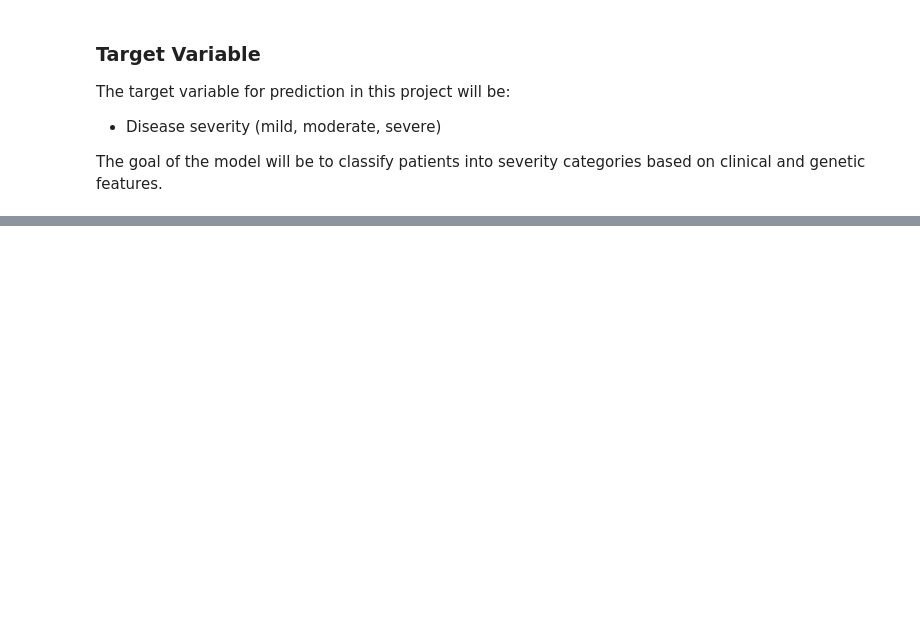
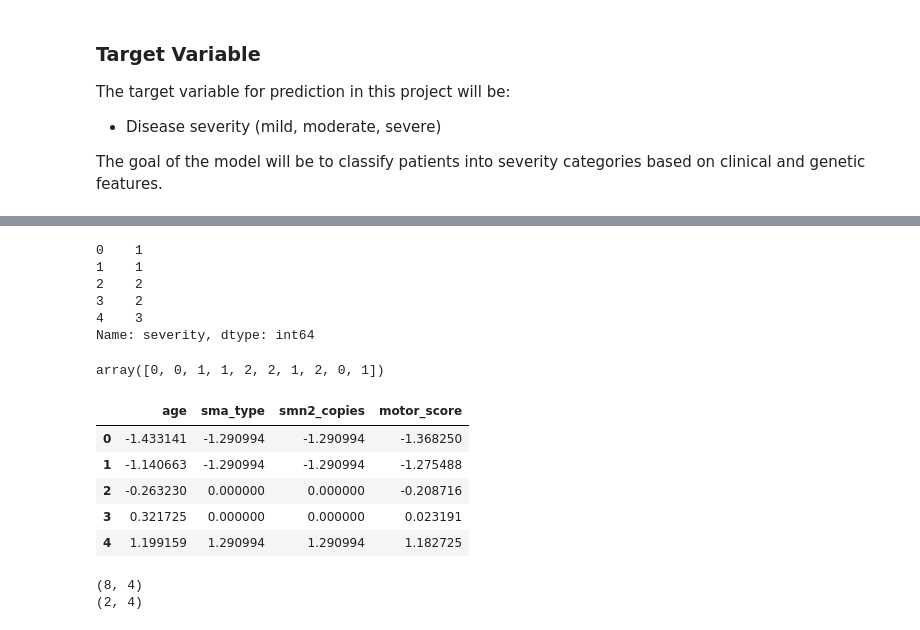
Before and after one commit to Kisara00555/sma-data-science, a Jupyter notebook: notebooks/01_sma_background_and_data_overview.ipynb, the cells around one changed output, grey strips where cells are left out. Cells and saved outputs as stored; diff of their text form; code cells hidden in the pictures; blank space fills up the shorter version.

Commit message:
Feature scaling and train test split

```diff
--- a/notebooks/01_sma_background_and_data_overview.ipynb
+++ b/notebooks/01_sma_background_and_data_overview.ipynb
@@ -419,0 +436,34 @@ The goal of the model will be to classify patients into severity categories base
+# %%
+y.head()
+# %% [output]
+0    1
+1    1
+2    2
+3    2
+4    3
+Name: severity, dtype: int64
+# %%
+# Encode the Target Variable
+from sklearn.preprocessing import LabelEncoder
+le = LabelEncoder()
+y_encoded = le.fit_transform(y)
+y_encoded[:10]
+# %% [output]
+array([0, 0, 1, 1, 2, 2, 1, 2, 0, 1])
+# %%
+# Scale Numerical Features
+from sklearn.preprocessing import StandardScaler
+scaler = StandardScaler()
+X_scaled = scaler.fit_transform(X)
+X_scaled
+
+# Convert Back to DataFrame
+X_scaled = pd.DataFrame(X_scaled, columns=X.columns)
+X_scaled.head()
+# %% [output]
+|  | age | sma_type | smn2_copies | motor_score |
+| 0 | -1.433141 | -1.290994 | -1.290994 | -1.368250 |
+| 1 | -1.140663 | -1.290994 | -1.290994 | -1.275488 |
+| 2 | -0.263230 | 0.000000 | 0.000000 | -0.208716 |
+| 3 | 0.321725 | 0.000000 | 0.000000 | 0.023191 |
+| 4 | 1.199159 | 1.290994 | 1.290994 | 1.182725 |
@@ -419,0 +479,7 @@ The goal of the model will be to classify patients into severity categories base
+# %%
+# Checking Shapes
+print(X_train.shape)
+print(X_test.shape)
+# %% [output]
+(8, 4)
+(2, 4)
```
Also changed, not shown: parts of 4 cells of this notebook.
